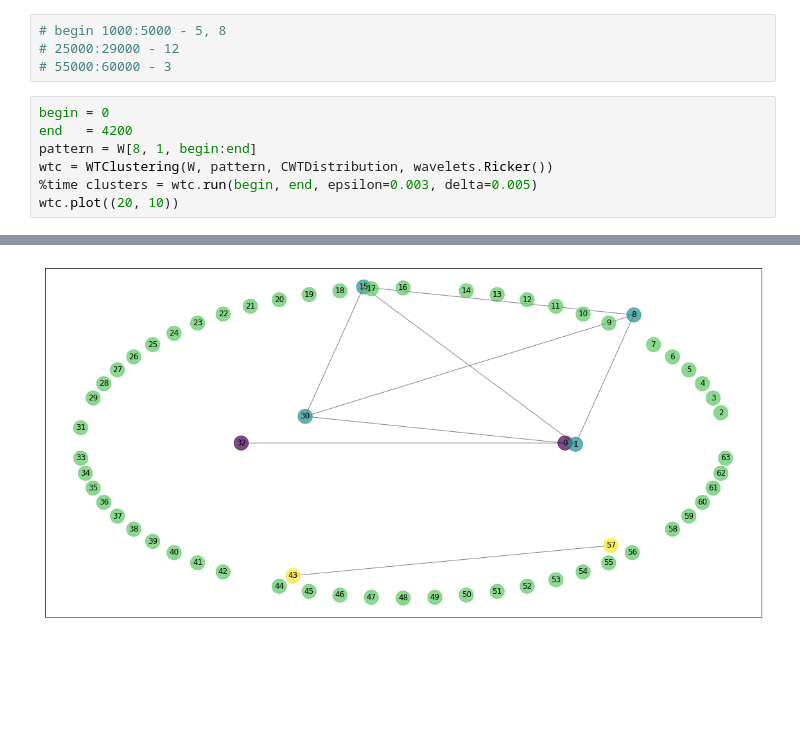
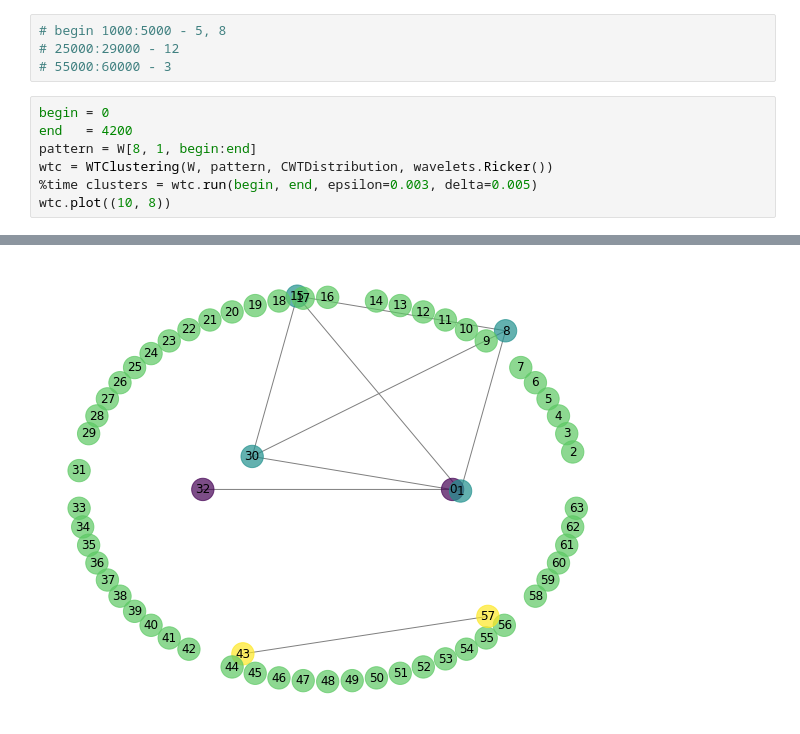
Before and after one commit to dkaravaev/neurodyn, a Jupyter notebook: MoreClustering.ipynb, the cells around one changed output, grey strips where cells are left out. Drawn from its saved outputs; the diff is of its cells as text; blank space fills up the shorter version.

```diff
--- a/MoreClustering.ipynb
+++ b/MoreClustering.ipynb
@@ -46,5 +40,5 @@ end   = 4200
 pattern = W[8, 1, begin:end]
 wtc = WTClustering(W, pattern, CWTDistribution, wavelets.Ricker())
 %time clusters = wtc.run(begin, end, epsilon=0.003, delta=0.005)
-wtc.plot((20, 10))
+wtc.plot((10, 8))
 # %% [output]
@@ -53,4 +47,4 @@ Wall time: 9min 40s
-[figure, old version]
+[figure, new version]
 # %%
 begin = 24000
 end   = 28000
```
Also changed, not shown: parts of 5 cells of this notebook, 3 other files.
